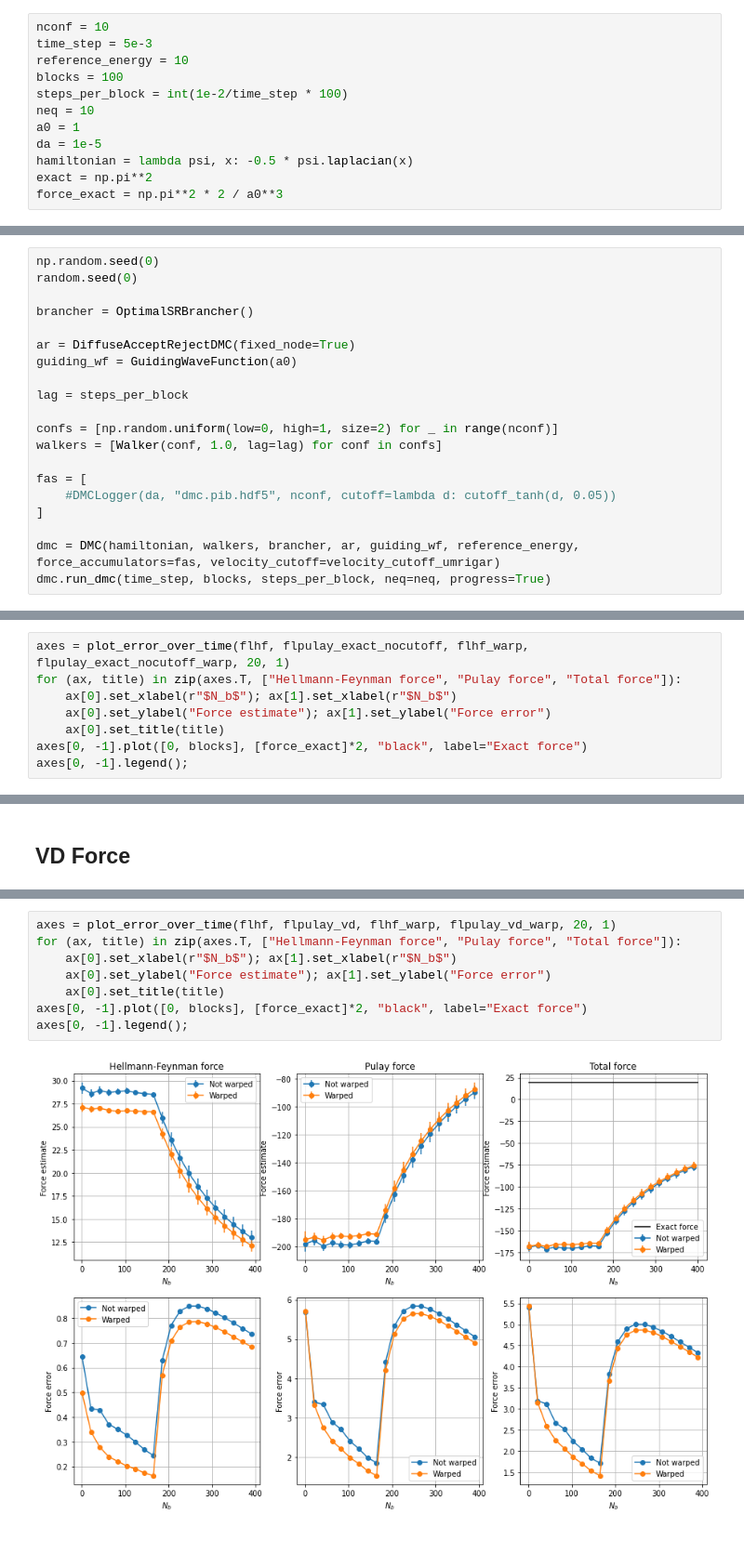
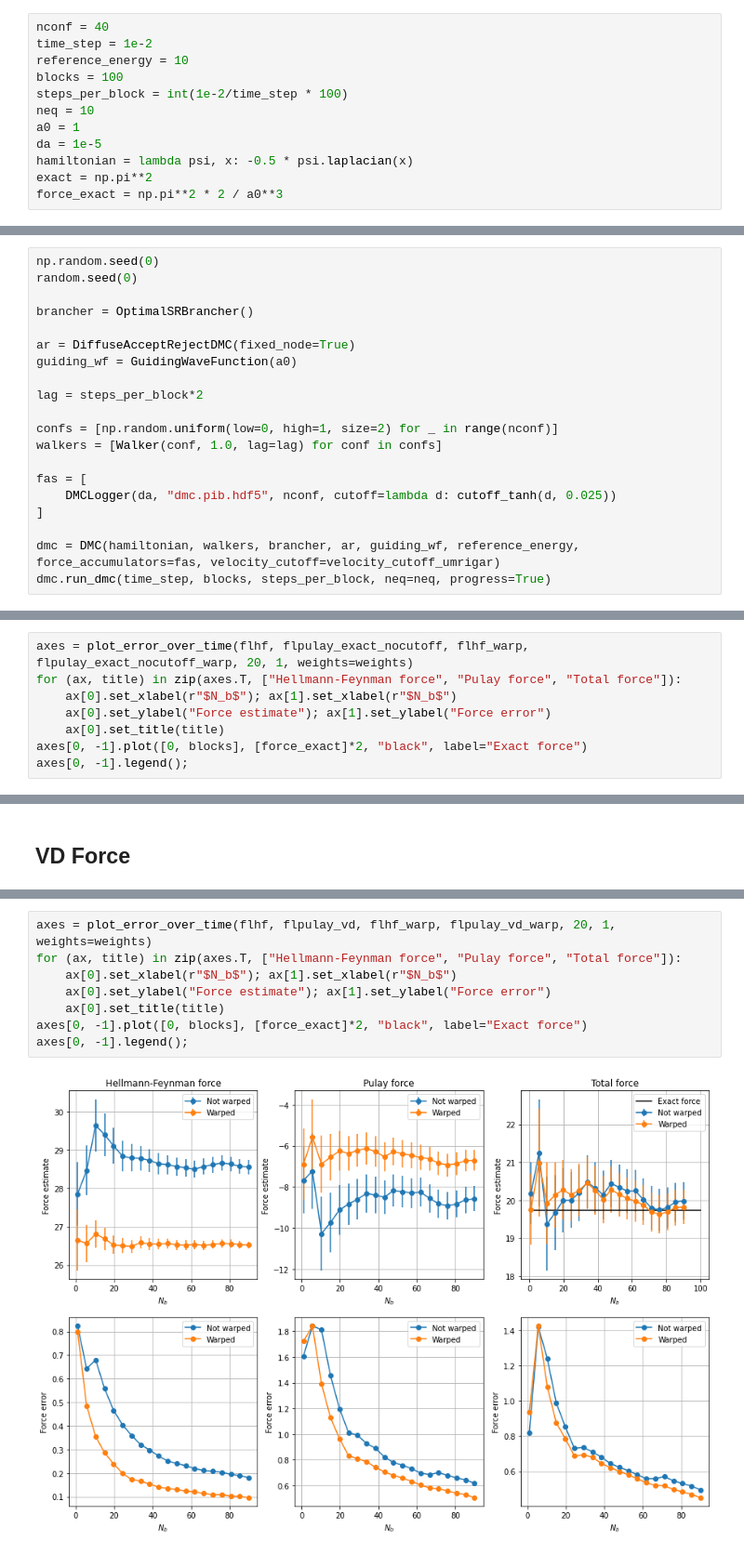
Before and after one commit to Jvanrhijn/pydmc, a Jupyter notebook: examples/pib_2d.ipynb, the cells around one changed output, grey strips where cells are left out. Shown at 93% size. Cells and saved outputs as stored; diff of their text form.

```diff
--- a/examples/pib_2d.ipynb
+++ b/examples/pib_2d.ipynb
@@ -12,8 +12,8 @@ from pydmc import *
 from plotutil import *
 %matplotlib inline
 # %%
-nconf = 10
-time_step = 5e-3
+nconf = 40
+time_step = 1e-2
 reference_energy = 10
 blocks = 100
 steps_per_block = int(1e-2/time_step * 100)
@@ -59,13 +59,13 @@ brancher = OptimalSRBrancher()
 ar = DiffuseAcceptRejectDMC(fixed_node=True)
 guiding_wf = GuidingWaveFunction(a0)
 
-lag = steps_per_block
+lag = steps_per_block*2
 
 confs = [np.random.uniform(low=0, high=1, size=2) for _ in range(nconf)]
 walkers = [Walker(conf, 1.0, lag=lag) for conf in confs]
 
 fas = [
-    #DMCLogger(da, "dmc.pib.hdf5", nconf, cutoff=lambda d: cutoff_tanh(d, 0.05))
+    DMCLogger(da, "dmc.pib.hdf5", nconf, cutoff=lambda d: cutoff_tanh(d, 0.025))
 ]
 
 dmc = DMC(hamiltonian, walkers, brancher, ar, guiding_wf, reference_energy, force_accumulators=fas, velocity_cutoff=velocity_cutoff_umrigar)
@@ -106,5 +106,5 @@ plot_force_data_trace(flhf, flpulay_exact_nocutoff, flhf_warp, flpulay_exact_noc
 # %%
-axes = plot_error_over_time(flhf, flpulay_exact_nocutoff, flhf_warp, flpulay_exact_nocutoff_warp, 20, 1)
+axes = plot_error_over_time(flhf, flpulay_exact_nocutoff, flhf_warp, flpulay_exact_nocutoff_warp, 20, 1, weights=weights)
 for (ax, title) in zip(axes.T, ["Hellmann-Feynman force", "Pulay force", "Total force"]):
     ax[0].set_xlabel(r"$N_b$"); ax[1].set_xlabel(r"$N_b$")
     ax[0].set_ylabel("Force estimate"); ax[1].set_ylabel("Force error")
@@ -122,10 +122,10 @@ plot_force_data_trace(flhf, flpulay_vd, flhf_warp, flpulay_vd_warp)
 # %%
-axes = plot_error_over_time(flhf, flpulay_vd, flhf_warp, flpulay_vd_warp, 20, 1)
+axes = plot_error_over_time(flhf, flpulay_vd, flhf_warp, flpulay_vd_warp, 20, 1, weights=weights)
 for (ax, title) in zip(axes.T, ["Hellmann-Feynman force", "Pulay force", "Total force"]):
     ax[0].set_xlabel(r"$N_b$"); ax[1].set_xlabel(r"$N_b$")
     ax[0].set_ylabel("Force estimate"); ax[1].set_ylabel("Force error")
     ax[0].set_title(title)
 axes[0, -1].plot([0, blocks], [force_exact]*2, "black", label="Exact force")
 axes[0, -1].legend();
 # %% [output]
-[figure, old version]
+[figure, new version]
```
Also changed, not shown: parts of 6 cells of this notebook, 1 other file.
